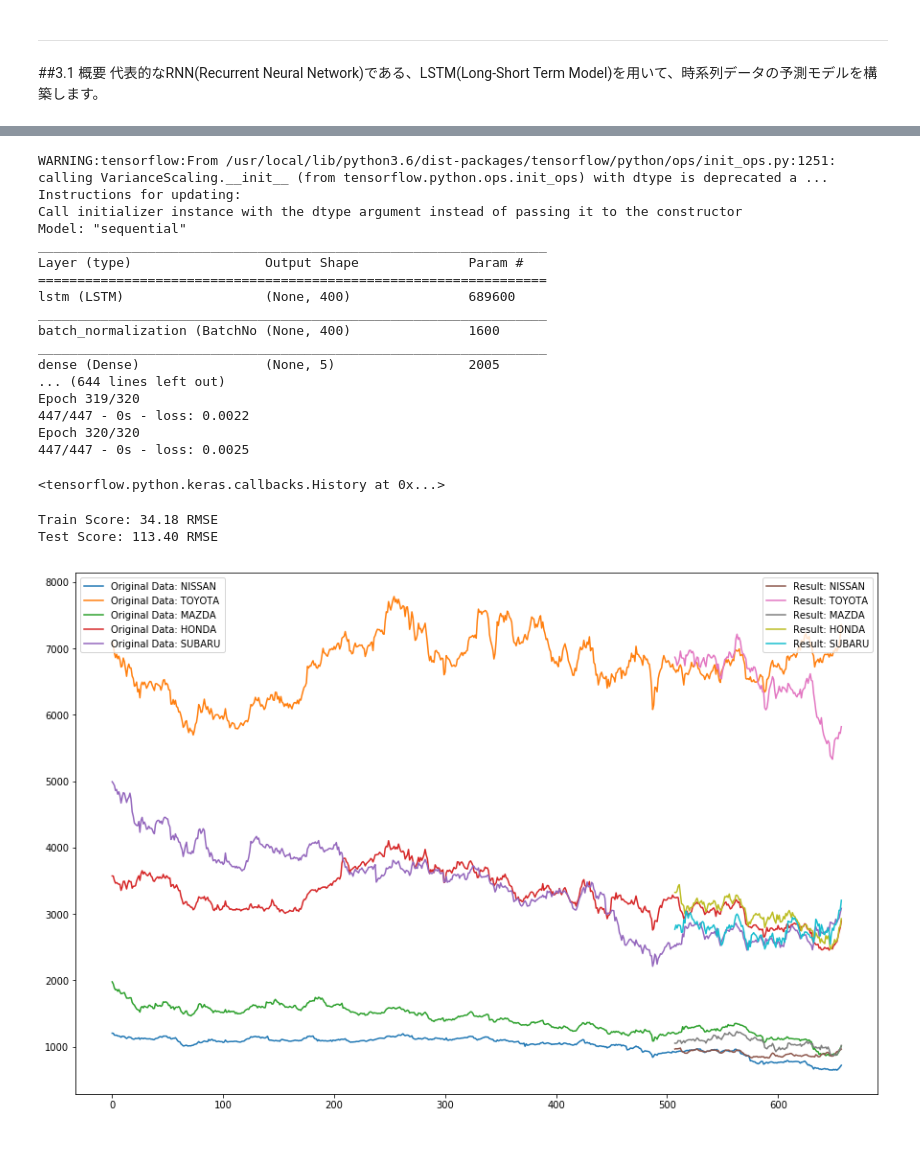
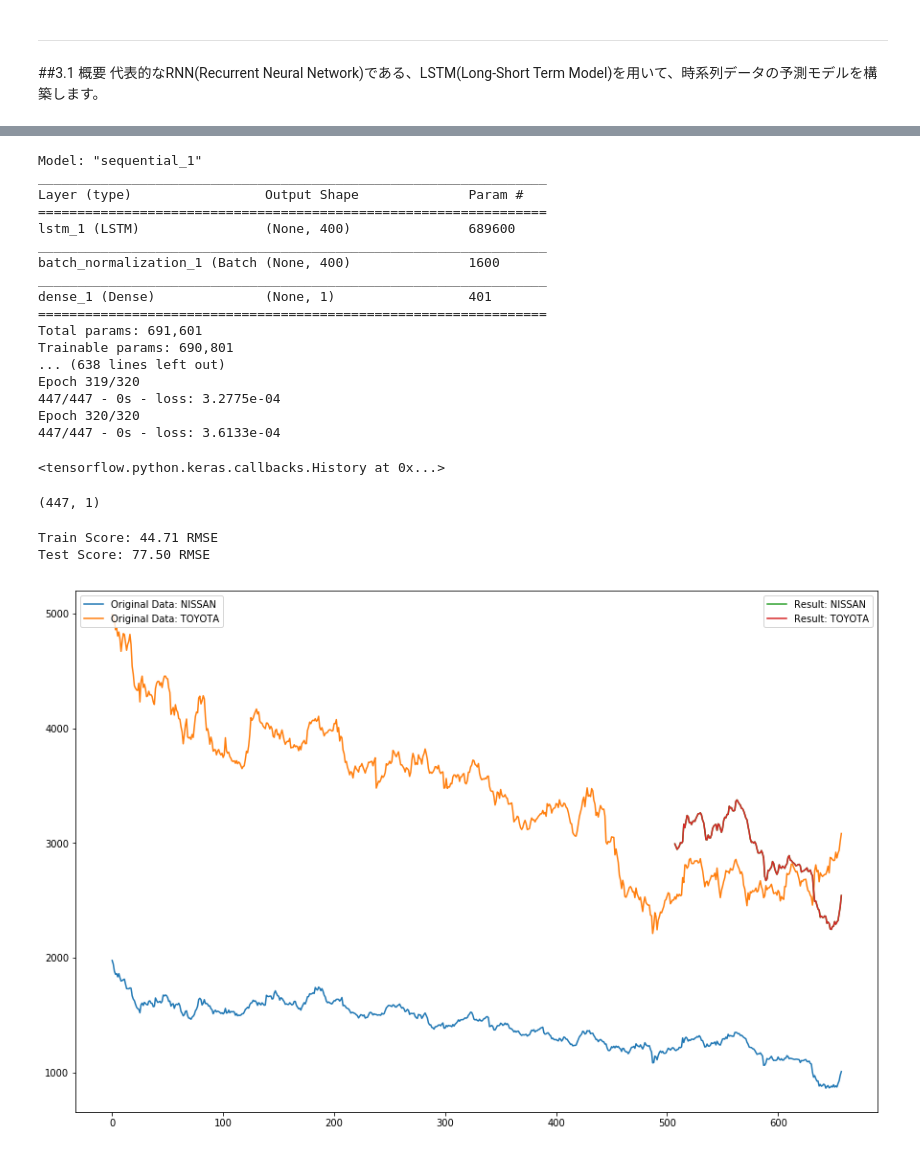
Before and after one commit to scpepper69/ml-learning-materials, a Jupyter notebook: TensorFlow_Keras_LSTM_01_draft.ipynb, the cells around one changed output, grey strips where cells are left out. Cells and saved outputs as stored; diff of their text form; code cells hidden in the pictures.

```diff
--- a/TensorFlow_Keras_LSTM_01_draft.ipynb
+++ b/TensorFlow_Keras_LSTM_01_draft.ipynb
@@ -56,8 +86,16 @@ from sklearn.metrics import mean_squared_error
 # 予測対象のサンプルデータを取得
 !wget https://raw.githubusercontent.com/scpepper69/ml-learning-materials/master/sample/stock_auto_data.csv
 
-dataframe = pandas.read_csv('./stock_auto_data.csv', usecols=[1,2,3,4,5], engine='python', skipfooter=0)
+#dataframe = pandas.read_csv('./stock_auto_data.csv', usecols=[1,2,3,4,5], engine='python', skipfooter=0)
+dataframe = pandas.read_csv('./stock_auto_data.csv', usecols=[3,5], engine='python', skipfooter=0)
+#dataframe = pandas.read_csv('./stock_auto_data.csv', usecols=[2], engine='python', skipfooter=0)
 print(dataframe.head())
-plt.plot(dataframe)
+
+plt.figure(figsize=(15, 10))
+p1 = plt.plot(dataframe)
+#l1 = plt.legend(p1,["Original Data: NISSAN","Original Data: TOYOTA","Original Data: MAZDA","Original Data: HONDA","Original Data: SUBARU"],loc='upper left')
+l1 = plt.legend(p1,["Original Data: MAZDA","Original Data: SUBARU"],loc='upper left')
+#l1 = plt.legend(p1,["Original Data: TOYOTA"],loc='upper left')
+
 plt.show()
 # %% [output]
@@ -138,28 +204,28 @@ testX = numpy.reshape(testX, (testX.shape[0], testX.shape[1], testX.shape[2]))
 model = Sequential()
 model.add(LSTM(400, input_shape=(trainX.shape[1], look_back))) #shape：variables,loopback time
 model.add(BatchNormalization())
-model.add(Dense(trainX.shape[1])) # dimension count
+model.add(Dense(trainY.shape[1])) # dimension count
 model.compile(loss='mean_squared_error', optimizer='adam')
 model.summary()
 model.fit(trainX, trainY, epochs=320, batch_size=16, verbose=2)
 # %% [output]
-WARNING:tensorflow:From /usr/local/lib/python3.6/dist-packages/tensorflow/python/ops/init_ops.py:1251: calling VarianceScaling.__init__ (from tensorflow.python.ops.init_ops) with dtype is deprecated a ...
-Instructions for updating:
-Call initializer instance with the dtype argument instead of passing it to the constructor
-Model: "sequential"
+Model: "sequential_1"
 _________________________________________________________________
 Layer (type)                 Output Shape              Param #
 =================================================================
-lstm (LSTM)                  (None, 400)               689600
+lstm_1 (LSTM)                (None, 400)               689600
 _________________________________________________________________
-batch_normalization (BatchNo (None, 400)               1600
+batch_normalization_1 (Batch (None, 400)               1600
 _________________________________________________________________
-dense (Dense)                (None, 5)                 2005
-... (644 lines left out)
+dense_1 (Dense)              (None, 1)                 401
+=================================================================
+Total params: 691,601
+Trainable params: 690,801
+... (638 lines left out)
 Epoch 319/320
-447/447 - 0s - loss: 0.0022
+447/447 - 0s - loss: 3.2775e-04
 Epoch 320/320
-447/447 - 0s - loss: 0.0025
+447/447 - 0s - loss: 3.6133e-04
 <tensorflow.python.keras.callbacks.History at 0x...>
 # %%
 # make predictions
@@ -170,6 +236,10 @@ pad_col = numpy.zeros(dataset.shape[1]-1)
 # invert predictions
 #def pad_array(val):
 #    return numpy.array([numpy.insert(pad_col, 0, x) for x in val])
+# %%
+print(trainPredict.shape)
+# %% [output]
+(447, 1)
 # %%
 # invert predictions
 #def pad_array(val):
@@ -180,45 +250,54 @@ pad_col = numpy.zeros(dataset.shape[1]-1)
 #testPredict = scaler.inverse_transform(pad_array(testPredict))
 #testY = scaler.inverse_transform(pad_array(testY))
 
-trainPredict = scaler.inverse_transform(trainPredict)
-trainY = scaler.inverse_transform(trainY)
-testPredict = scaler.inverse_transform(testPredict)
-testY = scaler.inverse_transform(testY)
+scale=MinMaxScaler()
+#scale.min_,scale.scale_ = scaler.min_[0],scaler.scale_[0]
+scale.min_,scale.scale_ = scaler.min_[0],scaler.scale_[0]
+
+#scaled_trainPredict = scaler.inverse_transform(trainPredict)
+#scaled_trainY = scaler.inverse_transform(trainY)
+#scaled_testPredict = scaler.inverse_transform(testPredict)
+#scaled_testY = scaler.inverse_transform(testY)
+
+scaled_trainPredict = scale.inverse_transform(trainPredict)
+scaled_trainY = scale.inverse_transform(trainY)
+scaled_testPredict = scale.inverse_transform(testPredict)
+scaled_testY = scale.inverse_transform(testY)
 # %%
 # calculate root mean squared error
-trainScore = math.sqrt(mean_squared_error(trainY[:,0], trainPredict[:,0]))
+trainScore = math.sqrt(mean_squared_error(scaled_trainY[:,0], scaled_trainPredict[:,0]))
 print('Train Score: %.2f RMSE' % (trainScore))
-testScore = math.sqrt(mean_squared_error(testY[:,0], testPredict[:,0]))
+testScore = math.sqrt(mean_squared_error(scaled_testY[:,0], scaled_testPredict[:,0]))
 print('Test Score: %.2f RMSE' % (testScore))
 # %% [output]
-Train Score: 34.18 RMSE
-Test Score: 113.40 RMSE
+Train Score: 44.71 RMSE
+Test Score: 77.50 RMSE
 # %%
 #print(testY[:,0])
 #print(testPredict[:,0])
 # shift train predictions for plotting
 trainPredictPlot = numpy.empty_like(dataset)
 trainPredictPlot[:, :] = numpy.nan
-trainPredictPlot[look_back:len(trainPredict)+look_back, :] = trainPredict
+trainPredictPlot[look_back:len(scaled_trainPredict)+look_back, :] = scaled_trainPredict
 # shift test predictions for plotting
 testPredictPlot = numpy.empty_like(dataset)
 testPredictPlot[:, :] = numpy.nan
-testPredictPlot[len(trainPredict)+(look_back*2):len(dataset), :] = testPredict
+testPredictPlot[len(scaled_trainPredict)+(look_back*2):len(dataset), :] = scaled_testPredict
 # plot baseline and predictions
 plt.figure(figsize=(15, 10))
 p1 = plt.plot(scaler.inverse_transform(dataset))
 #p2 = plt.plot(trainPredictPlot)
 p2 = plt.plot(testPredictPlot)
 l1 = plt.legend(p1,["Original Data: NISSAN","Original Data: TOYOTA","Original Data: MAZDA","Original Data: HONDA","Original Data: SUBARU"],loc='upper left')
 l2 = plt.legend(p2,["Result: NISSAN","Result: TOYOTA","Result: MAZDA","Result: HONDA","Result: SUBARU"],loc='upper right')
 
 plt.gca().add_artist(l1)
 
 plt.show()
 
 plt.close()
 # %% [output]
-[figure, old version]
+[figure, new version]
 # %%
 K.set_learning_phase(0)
 ksess = K.get_session()
```
Also changed, not shown: parts of 12 cells of this notebook.
